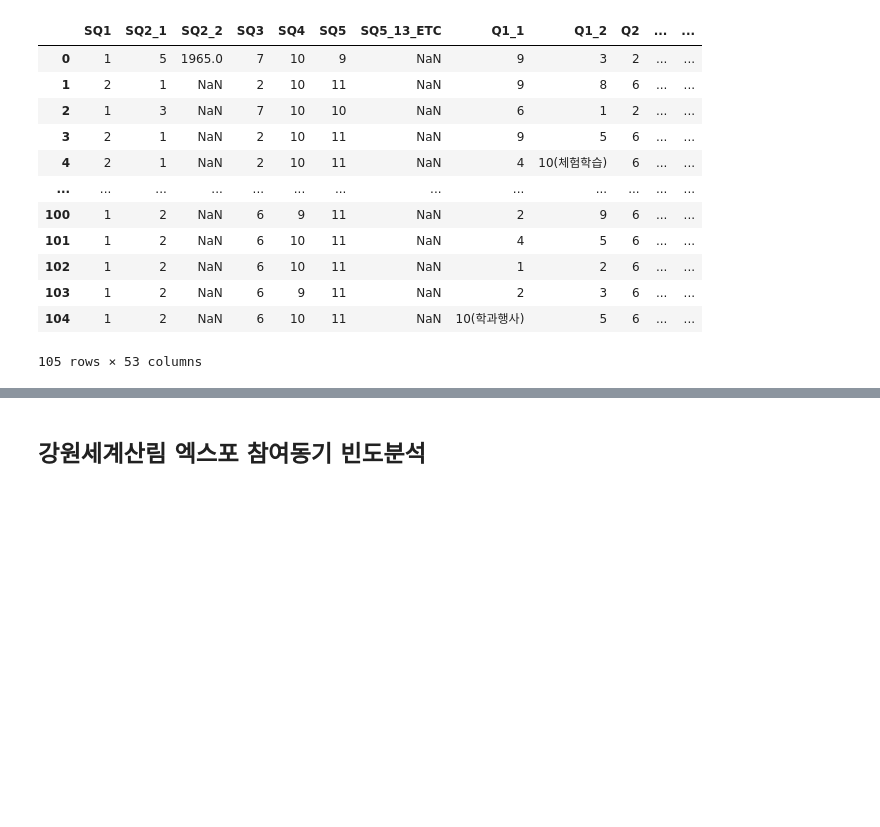
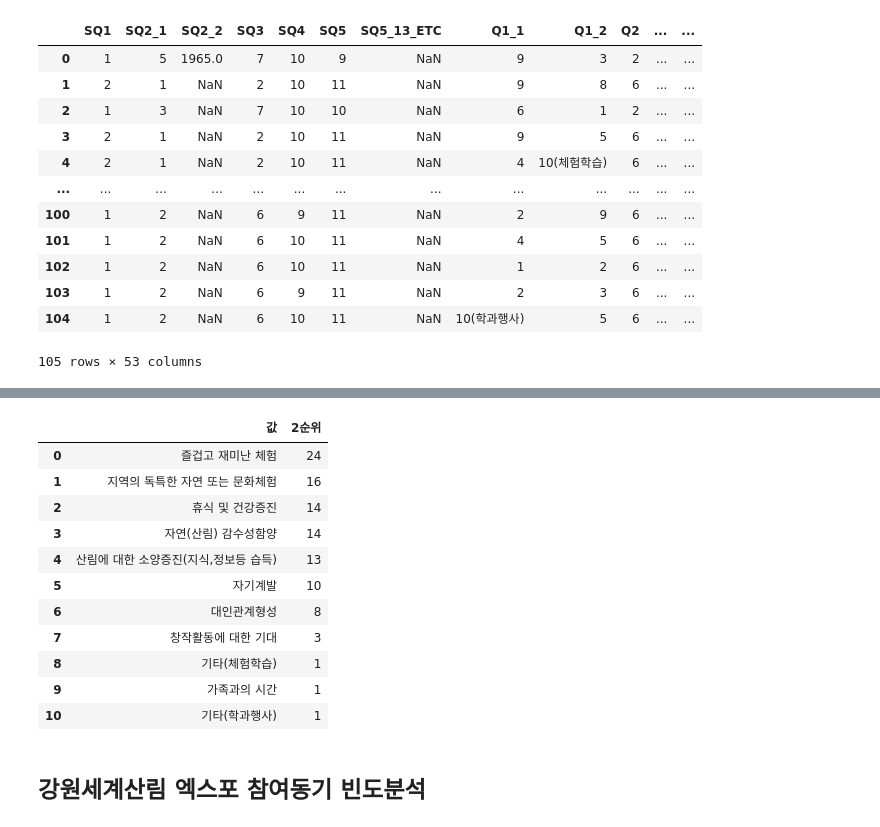
Before and after one commit to DDalaDDula/Card_Consumption_Pattern_Analysis_Dashboard, a Jupyter notebook: preprocessing.ipynb, the cells around one changed output, grey strips where cells are left out. Saved outputs shown, nothing was run; the diff lists cells and outputs as text; code cells hidden in the pictures; blank space fills up the shorter version.

```diff
--- a/preprocessing.ipynb
+++ b/preprocessing.ipynb
@@ -124,3 +137,18 @@ combined_frequency
+# %%
+frequency_2
+# %% [output]
+|  | 값 | 2순위 |
+| 0 | 즐겁고 재미난 체험 | 24 |
+| 1 | 지역의 독특한 자연 또는 문화체험 | 16 |
+| 2 | 휴식 및 건강증진 | 14 |
+| 3 | 자연(산림) 감수성함양 | 14 |
+| 4 | 산림에 대한 소양증진(지식,정보등 습득) | 13 |
+| 5 | 자기계발 | 10 |
+| 6 | 대인관계형성 | 8 |
+| 7 | 창작활동에 대한 기대 | 3 |
+| 8 | 기타(체험학습) | 1 |
+| 9 | 가족과의 시간 | 1 |
+| 10 | 기타(학과행사) | 1 |
 # %% [markdown]
 ## 강원세계산림 엑스포 참여동기 빈도분석
 # %%
```
Also changed, not shown: parts of 9 cells of this notebook, 2 other files.
